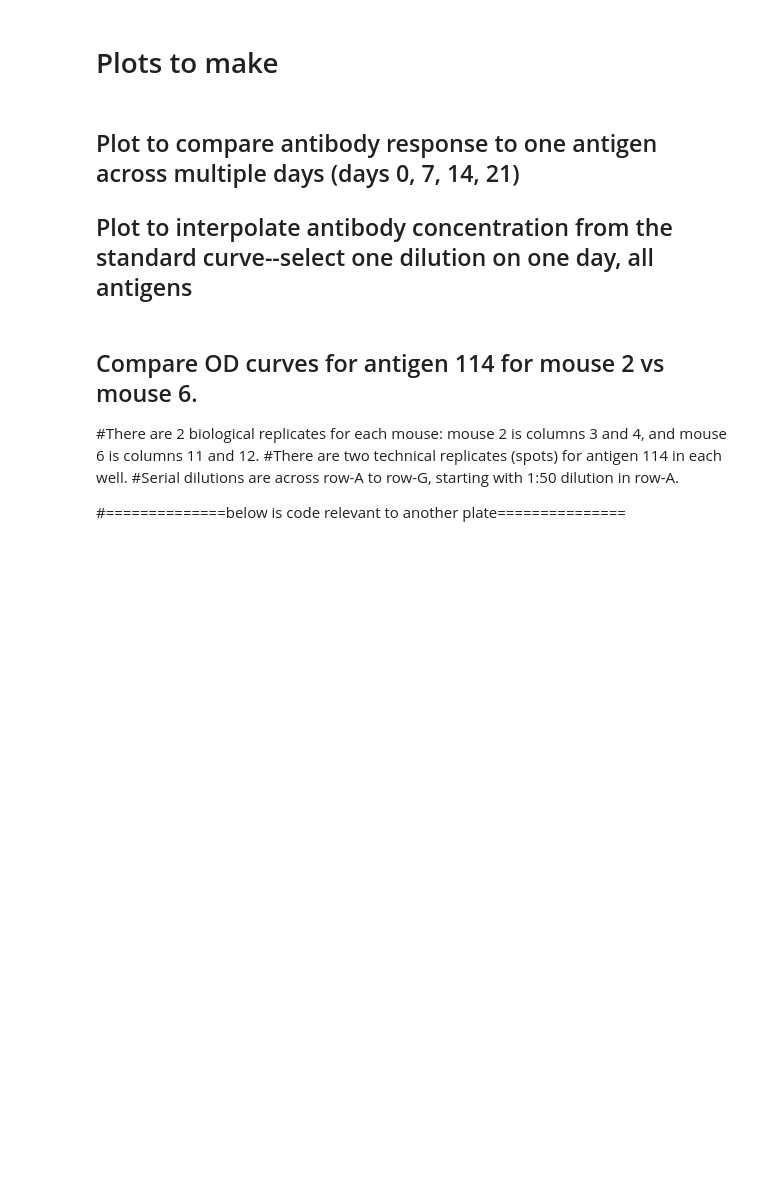
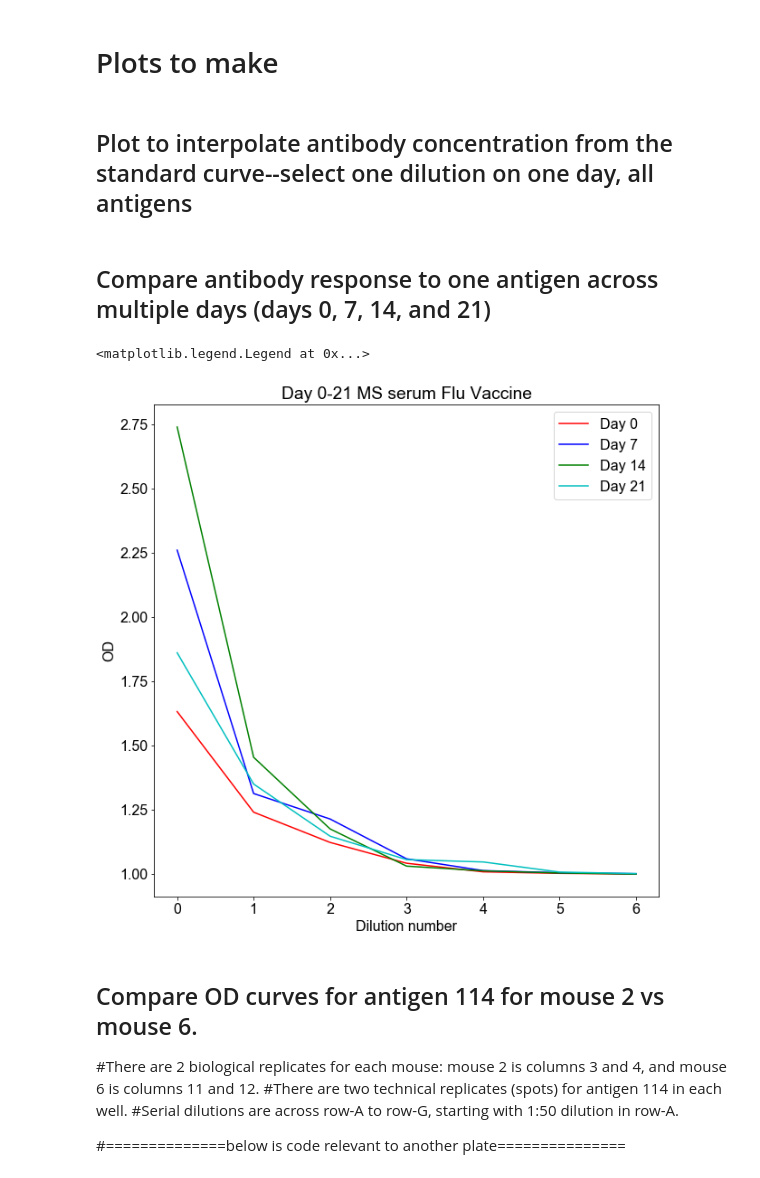
Before and after one commit to mehta-lab/multiSero, a Jupyter notebook: notebooks_interpretation/20200115_plate4_AEP_Feb3_6mousesera.ipynb, the cells around one changed output. Drawn from its saved outputs; the diff is of its cells as text; code cells hidden in the pictures; blank space fills up the shorter version.

```diff
--- a/notebooks_interpretation/20200115_plate4_AEP_Feb3_6mousesera.ipynb
+++ b/notebooks_interpretation/20200115_plate4_AEP_Feb3_6mousesera.ipynb
@@ -422,8 +422,43 @@ plt.legend(['vaccine', 'H1 HA', 'H3 HA', 'H7 HA', 'HA FluB I', 'HA FluB II'])
 # %% [markdown]
 # Plots to make
 # %% [markdown]
-## Plot to compare antibody response to one antigen across multiple days (days 0, 7, 14, 21)
+
 ## Plot to interpolate antibody concentration from the standard curve--select one dilution on one day, all antigens
+# %% [markdown]
+## Compare antibody response to one antigen across multiple days (days 0, 7, 14, and 21)
+# %%
+#All dilutions for each day
+Day0=['A4','B4','C4','D4','E4','F4','G4']
+Day7=['A5','B5','C5','D5','E5','F5','G5']
+Day14=['A6','B6','C6','D6','E6','F6','G6']
+Day21=['A7','B7','C7','D7','E7','F7','G7']
+
+
+# Generate a stack of all ODs for an MS antibody response per antigen on Day0
+FluVaccineMSDay0=np.stack([ODwellbyantigen[wellIdx == well, antigenIdx == 'Flu vaccine 2018-2019'] for well in Day0])
+FluVaccineMSDay7=np.stack([ODwellbyantigen[wellIdx == well, antigenIdx == 'Flu vaccine 2018-2019'] for well in Day7])
+FluVaccineMSDay14=np.stack([ODwellbyantigen[wellIdx == well, antigenIdx == 'Flu vaccine 2018-2019'] for well in Day14])
+FluVaccineMSDay21=np.stack([ODwellbyantigen[wellIdx == well, antigenIdx == 'Flu vaccine 2018-2019'] for well in Day21])
+
+
+# Generate means per well
+mFluVaccineMSDay0=np.mean(FluVaccineMSDay0,axis=1) # average within each well.
+mFluVaccineMSDay7=np.mean(FluVaccineMSDay7,axis=1)
+mFluVaccineMSDay14=np.mean(FluVaccineMSDay14,axis=1)
+mFluVaccineMSDay21=np.mean(FluVaccineMSDay21,axis=1)
+
+plt.figure(figsize=(10,10))
+plt.plot(dilutions,mFluVaccineMSDay0,'r', dilutions,mFluVaccineMSDay7,'b',dilutions,mFluVaccineMSDay14, 'g', dilutions,mFluVaccineMSDay21,'c')
+plt.xlabel('Dilution number')
+plt.ylabel('OD')
+plt.title('Day 0-21 MS serum Flu Vaccine')
+plt.legend(['Day 0', 'Day 7', 'Day 14', 'Day 21'])
+# antigen114mouse2=np.mean(antigen114mouse2,axis=1)
+# antigen114mouse2Replicate=0.5*(antigen114mouse2[0::2]+antigen114mouse2[1::2])
+# plt.plot(np.log(dilutions),np.log(antigen114mouse2Replicate))
+# %% [output]
+<matplotlib.legend.Legend at 0x...>
+[figure, added]
 # %% [markdown]
 ## Compare OD curves for antigen 114 for mouse 2 vs mouse 6.
 
```
